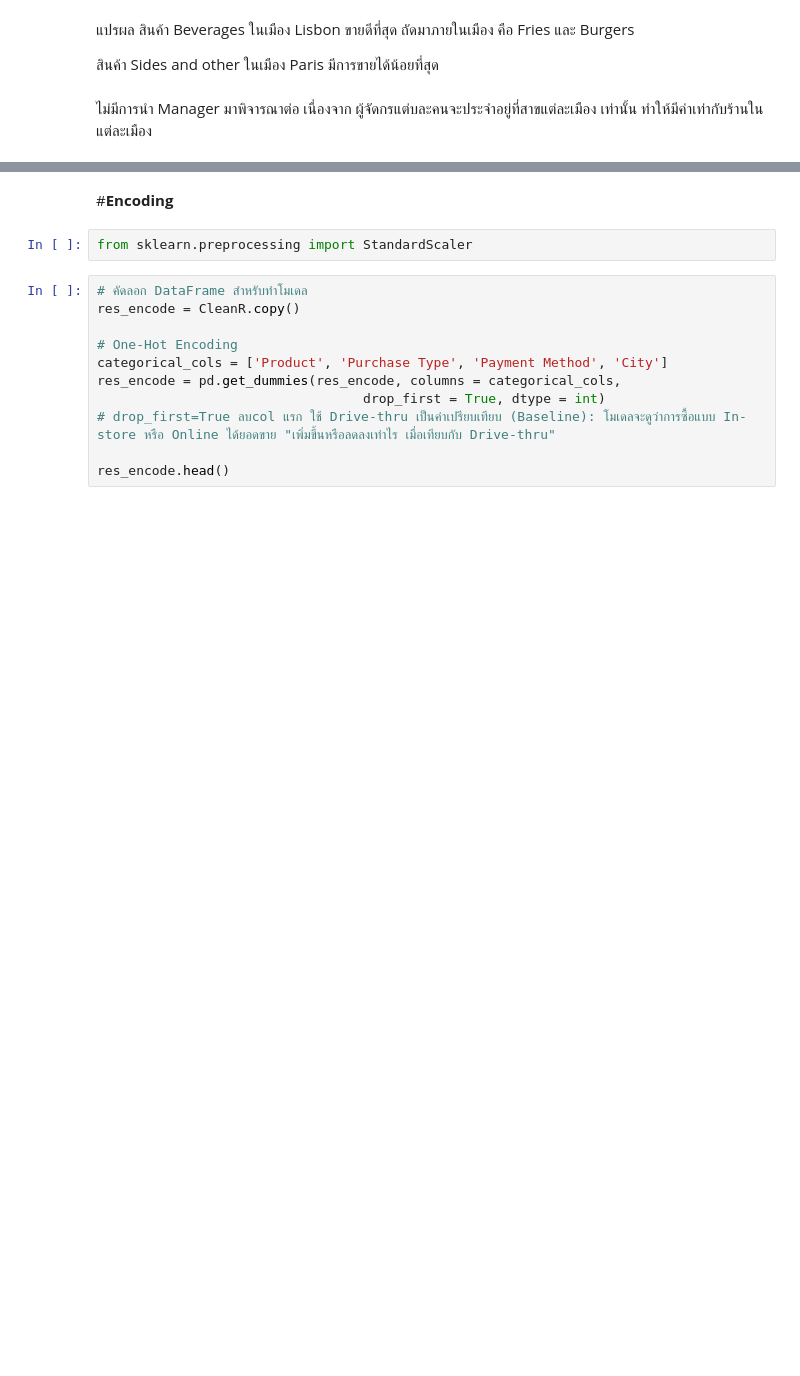
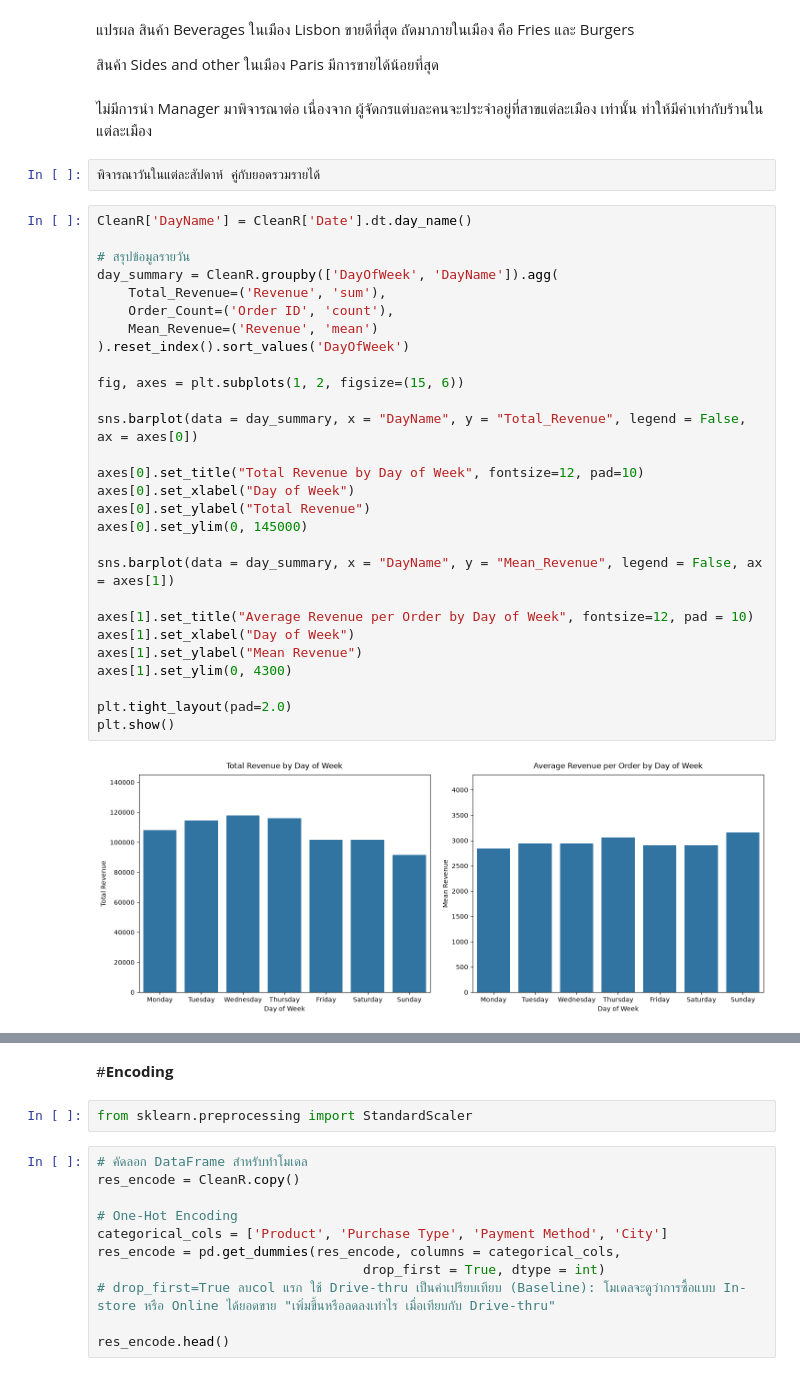
Before and after one commit to PPua1/DataSci, a Jupyter notebook: Resturant.ipynb, the cells around one changed output, grey strips where cells are left out. Drawn from its saved outputs; the diff is of its cells as text; blank space fills up the shorter version.

```diff
--- a/Resturant.ipynb
+++ b/Resturant.ipynb
@@ -602,3 +626,35 @@ plt.show()
 สินค้า Sides and other ในเมือง Paris มีการขายได้น้อยที่สุด
 # %% [markdown]
 ไม่มีการนำ Manager มาพิจารณาต่อ เนื่องจาก ผู้จัดกรแต่บละคนจะประจำอยู่ที่สาขแต่ละเมือง เท่านั้น ทำให้มีค่าเท่ากับร้านในแต่ละเมือง
+# %%
+พิจารณาวันในแต่ละสัปดาห์ คู่กับยอดรวมรายได้
+# %%
+CleanR['DayName'] = CleanR['Date'].dt.day_name()
+
+# สรุปข้อมูลรายวัน
+day_summary = CleanR.groupby(['DayOfWeek', 'DayName']).agg(
+    Total_Revenue=('Revenue', 'sum'),
+    Order_Count=('Order ID', 'count'),
+    Mean_Revenue=('Revenue', 'mean')
+).reset_index().sort_values('DayOfWeek')
+
+fig, axes = plt.subplots(1, 2, figsize=(15, 6))
+
+sns.barplot(data = day_summary, x = "DayName", y = "Total_Revenue", legend = False, ax = axes[0])
+
+axes[0].set_title("Total Revenue by Day of Week", fontsize=12, pad=10)
+axes[0].set_xlabel("Day of Week")
+axes[0].set_ylabel("Total Revenue")
+axes[0].set_ylim(0, 145000)
+
+sns.barplot(data = day_summary, x = "DayName", y = "Mean_Revenue", legend = False, ax = axes[1])
+
+axes[1].set_title("Average Revenue per Order by Day of Week", fontsize=12, pad = 10)
+axes[1].set_xlabel("Day of Week")
+axes[1].set_ylabel("Mean Revenue")
+axes[1].set_ylim(0, 4300)
+
+plt.tight_layout(pad=2.0)
+plt.show()
+# %% [output]
+[figure, added]
```
Also changed, not shown: parts of 55 cells of this notebook.
